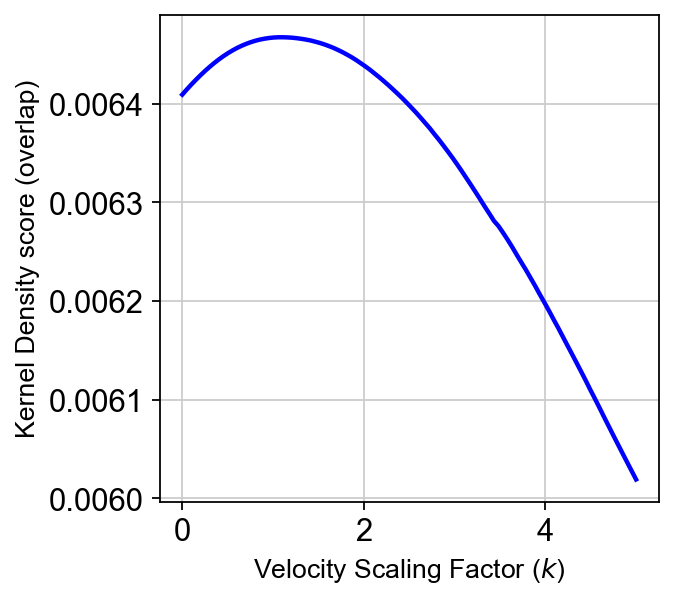
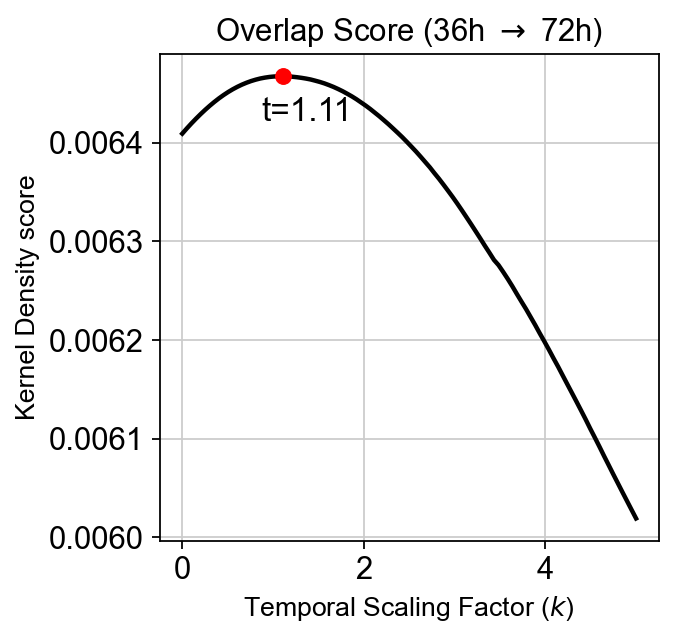
Code edit (unified diff) that turned the first committed figure into the second:
--- before
+++ after
@@ -32,7 +32,18 @@
     print(f"Max overlap score: {max_score:.4f}")
 
-    plt.plot(candidate_ks, scores, linestyle='-', color='b', linewidth=2)
-    plt.xlabel('Velocity Scaling Factor ($k$)', fontsize=12)
-    plt.ylabel('Kernel Density score (overlap)', fontsize=12)
+    plt.plot(candidate_ks, scores, linestyle='-', color='k', linewidth=2)
+
+    plt.scatter(best_k, max_score, color='r', s=50, zorder=5, label=f'$k$ = {best_k:.2f}')
+
+    plt.annotate(
+        f't={best_k:.2f}', 
+        xy=(best_k, max_score), 
+        xytext=(-10, -20), 
+        textcoords='offset points', 
+        fontsize=15)
+
+    plt.xlabel('Temporal Scaling Factor ($k$)', fontsize=12)
+    plt.ylabel('Kernel Density score', fontsize=12)
+    plt.title("Overlap Score (36h $\\rightarrow$ 72h)")
     
     return best_k

Commit: final